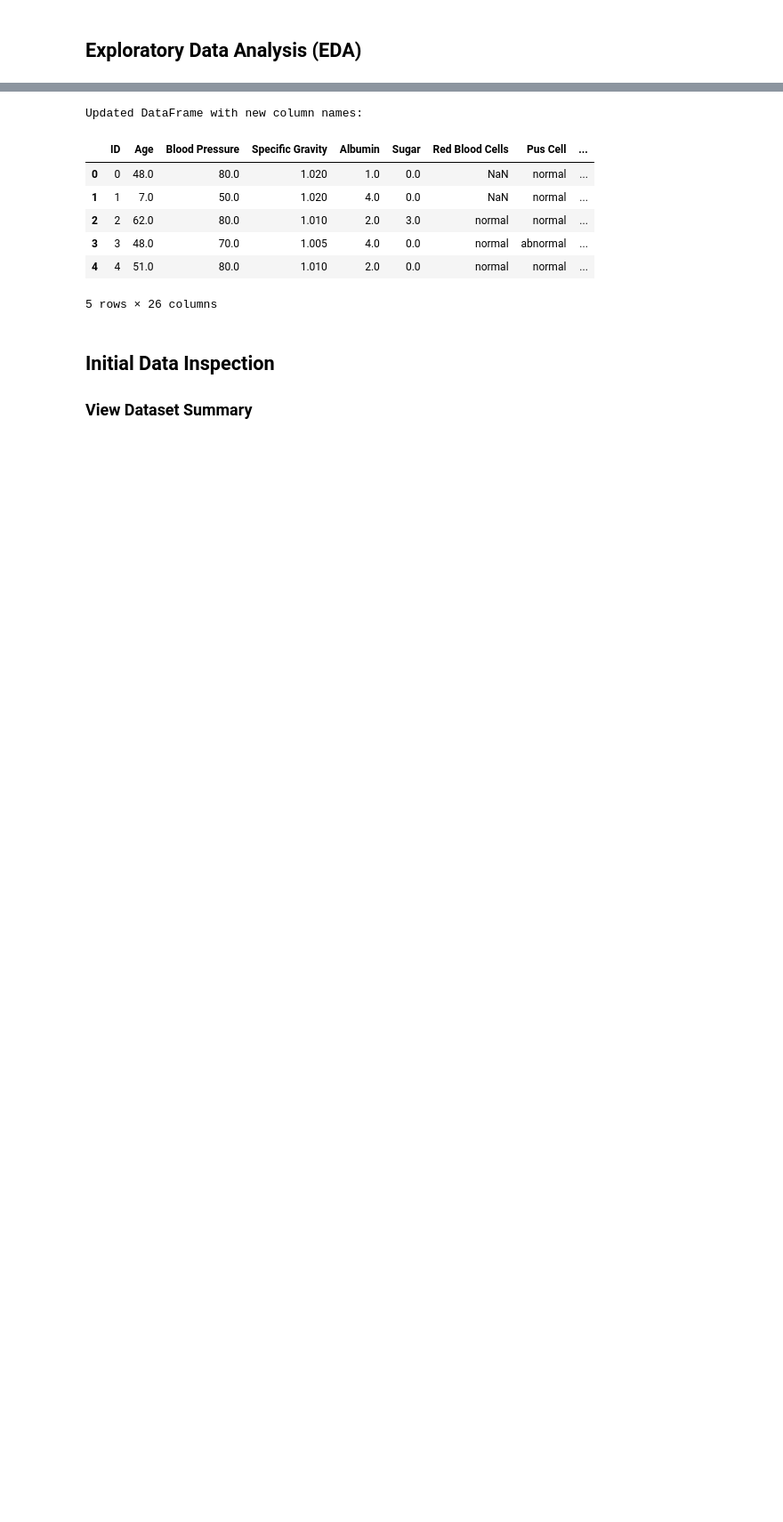
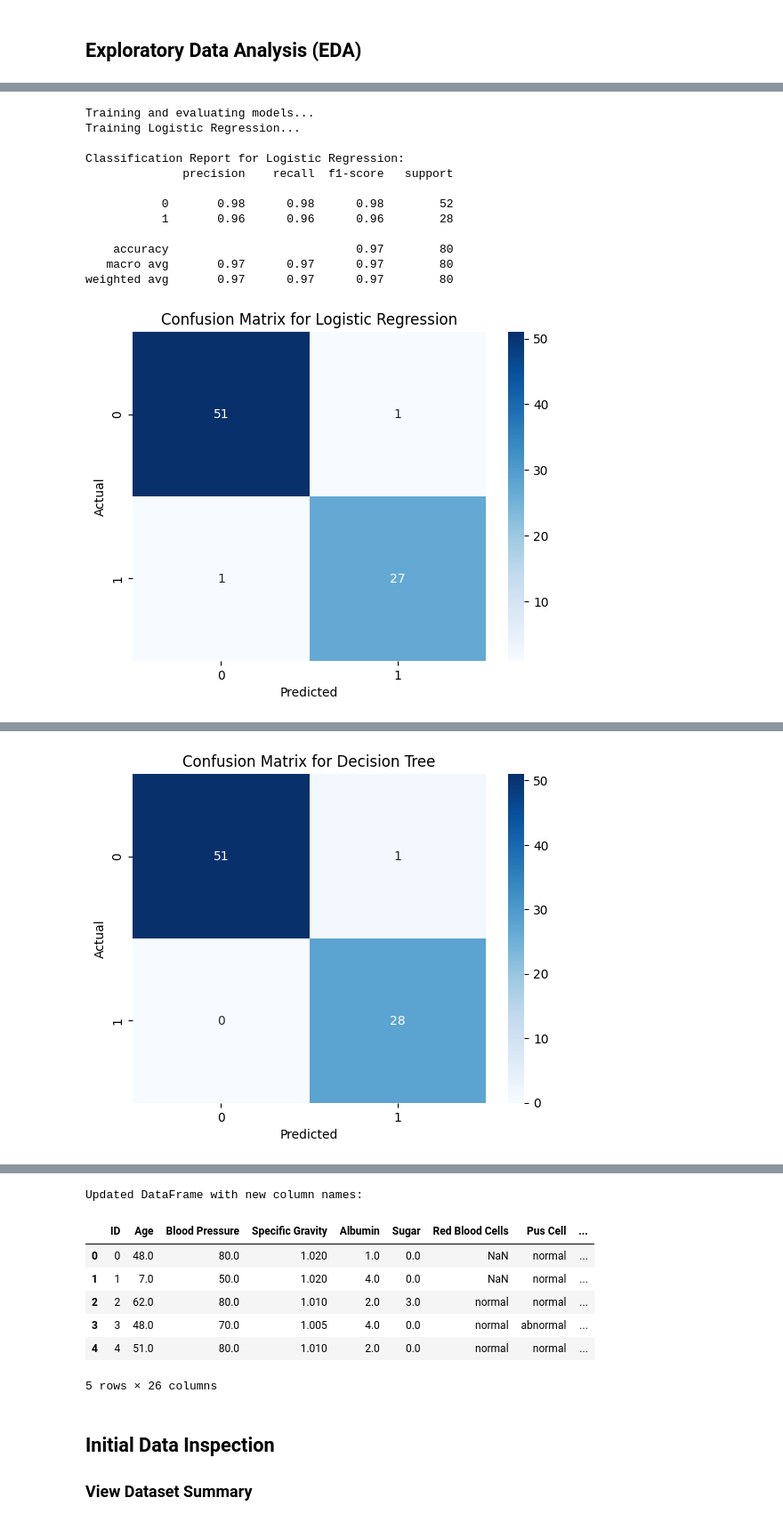
Before and after one commit to abshilpa/Chronic-Kidney-Disease-Data-Science-Project, a Jupyter notebook: MSC_Final_project_CKD.ipynb, the cells around one changed output, grey strips where cells are left out. Shown at 89% size. Cells and saved outputs as stored; diff of their text form; code cells hidden in the pictures; blank space fills up the shorter version.

```diff
--- a/MSC_Final_project_CKD.ipynb
+++ b/MSC_Final_project_CKD.ipynb
@@ -444,0 +563,75 @@ Plotting correlation heatmap...
+# %%
+from sklearn.linear_model import LogisticRegression
+from sklearn.tree import DecisionTreeClassifier
+from sklearn.ensemble import RandomForestClassifier
+from sklearn.svm import SVC
+from sklearn.metrics import classification_report, confusion_matrix, roc_curve, auc, roc_auc_score
+
+def train_and_evaluate(models, X_train, y_train, X_test, y_test):
+    """
+    Train and evaluate multiple models.
+
+    Parameters:
+    models (dict): Dictionary of model names and their corresponding instances.
+    X_train, y_train: Training dataset.
+    X_test, y_test: Testing dataset.
+    """
+    for name, model in models.items():
+        print(f"Training {name}...")
+        model.fit(X_train, y_train)
+
+        # Make predictions
+        y_pred = model.predict(X_test)
+        y_prob = model.predict_proba(X_test)[:, 1] if hasattr(model, "predict_proba") else None
+
+        # Print classification report
+        print(f"\nClassification Report for {name}:")
+        print(classification_report(y_test, y_pred))
+
+        # Confusion Matrix
+        cm = confusion_matrix(y_test, y_pred)
+        sns.heatmap(cm, annot=True, fmt='d', cmap='Blues')
+        plt.title(f"Confusion Matrix for {name}")
+        plt.xlabel("Predicted")
+        plt.ylabel("Actual")
+        plt.show()
+
+        # ROC-AUC Curve
+        if y_prob is not None:
+            fpr, tpr, _ = roc_curve(y_test, y_prob)
+            roc_auc = roc_auc_score(y_test, y_prob)
+            plt.figure(figsize=(8, 6))
+            plt.plot(fpr, tpr, label=f"ROC Curve (AUC = {roc_auc:.2f})")
+            plt.plot([0, 1], [0, 1], 'r--')
+            plt.title(f"ROC Curve for {name}")
+            plt.xlabel("False Positive Rate")
+            plt.ylabel("True Positive Rate")
+            plt.legend()
+            plt.tight_layout()
+            plt.show()
+
+
+# Step 4: Model Training and Evaluation
+models = {
+    "Logistic Regression": LogisticRegression(random_state=42),
+    "Decision Tree": DecisionTreeClassifier(random_state=42),
+    "Random Forest": RandomForestClassifier(random_state=42),
+    "SVM (Linear Kernel)": SVC(kernel='linear', probability=True, random_state=42)
+}
+
+print("Training and evaluating models...")
+train_and_evaluate(models, X_train_resampled, y_train_resampled, X_test, y_test)
+# %% [output]
+Training and evaluating models...
+Training Logistic Regression...
+
+Classification Report for Logistic Regression:
+              precision    recall  f1-score   support
+
+           0       0.98      0.98      0.98        52
+           1       0.96      0.96      0.96        28
+
+    accuracy                           0.97        80
+   macro avg       0.97      0.97      0.97        80
+weighted avg       0.97      0.97      0.97        80
+[figure, added]
@@ -444,0 +650 @@ Plotting correlation heatmap...
+[figure, added]
```
Also changed, not shown: parts of 12 cells of this notebook.
